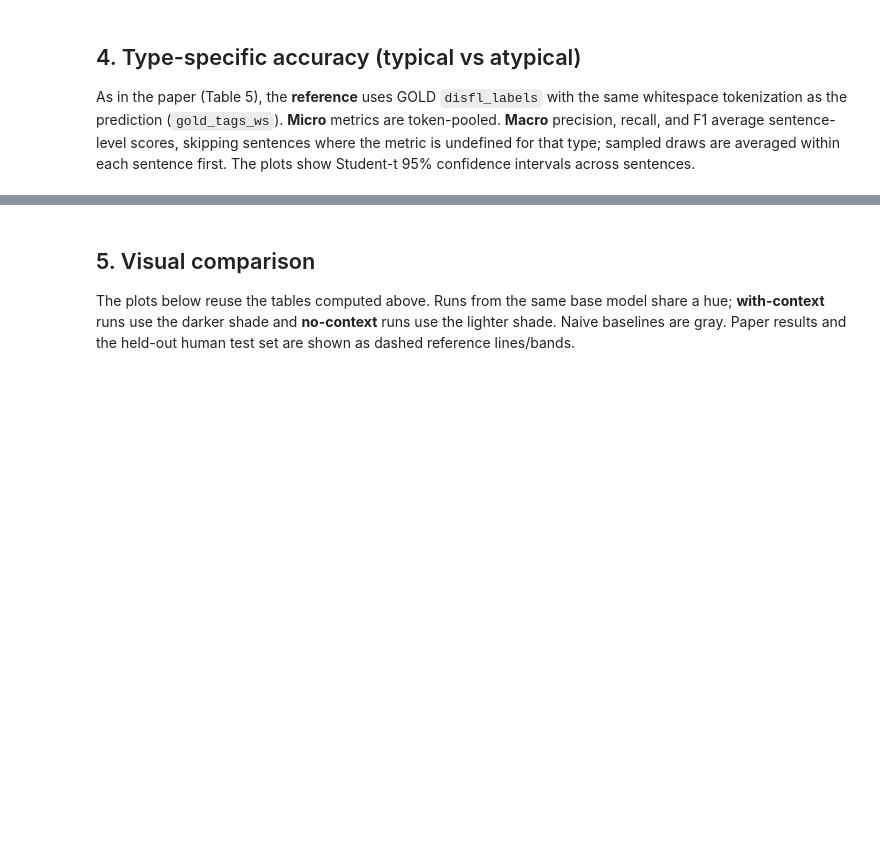
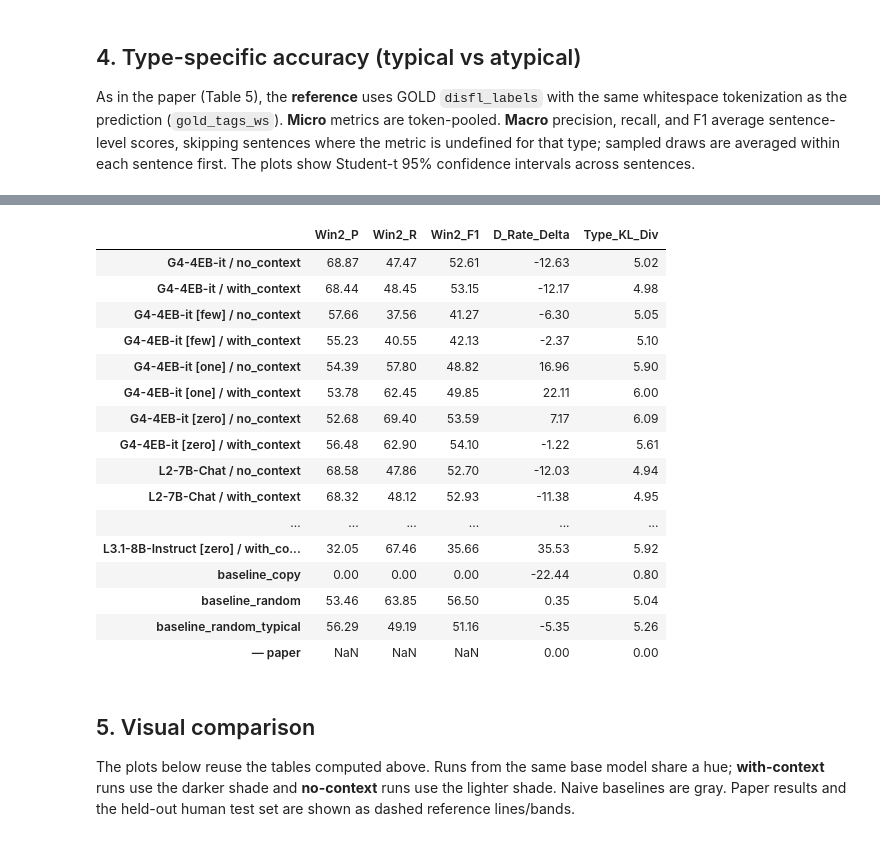
Before and after one commit to lwwws/disfluency-insertion, a Jupyter notebook: silver.ipynb, the cells around one changed output, grey strips where cells are left out. Cells and saved outputs as stored; diff of their text form; code cells hidden in the pictures; blank space fills up the shorter version.

Commit message:
Added utf-8 encoding when reading files (to defend against microslop), and added some extended metrics

```diff
--- a/silver.ipynb
+++ b/silver.ipynb
@@ -574,3 +689,42 @@ Type-specific — MACRO (sentence means with 95% CIs):
+# %%
+# ============================================================================
+# Execute Extended Metrics over all runs
+# ============================================================================
+extended_results = pd.DataFrame({
+    run: calculate_extended_metrics(df[df.run == run], k_window=2)
+    for run in tqdm(RUN_ORDER, desc="extended metrics")
+}).T
+
+# Add Human/Paper baselines for visual context where applicable
+extended_results.loc["— paper"] = {
+    "Win2_P": np.nan,
+    "Win2_R": np.nan,
+    "Win2_F1": np.nan,
+    "D_Rate_Delta": 0.0,   # Human vs Human delta is inherently 0
+    "Type_KL_Div": 0.0     # Human vs Human distribution is identical
+}
+
+# Display cleanly formatted table
+extended_tab = extended_results[["Win2_P", "Win2_R", "Win2_F1", "D_Rate_Delta", "Type_KL_Div"]].copy()
+display(extended_tab.round(3))
+# %% [output]
+|  | Win2_P | Win2_R | Win2_F1 | D_Rate_Delta | Type_KL_Div |
+| G4-4EB-it / no_context | 68.87 | 47.47 | 52.61 | -12.63 | 5.02 |
+| G4-4EB-it / with_context | 68.44 | 48.45 | 53.15 | -12.17 | 4.98 |
+| G4-4EB-it [few] / no_context | 57.66 | 37.56 | 41.27 | -6.30 | 5.05 |
+| G4-4EB-it [few] / with_context | 55.23 | 40.55 | 42.13 | -2.37 | 5.10 |
+| G4-4EB-it [one] / no_context | 54.39 | 57.80 | 48.82 | 16.96 | 5.90 |
+| G4-4EB-it [one] / with_context | 53.78 | 62.45 | 49.85 | 22.11 | 6.00 |
+| G4-4EB-it [zero] / no_context | 52.68 | 69.40 | 53.59 | 7.17 | 6.09 |
+| G4-4EB-it [zero] / with_context | 56.48 | 62.90 | 54.10 | -1.22 | 5.61 |
+| L2-7B-Chat / no_context | 68.58 | 47.86 | 52.70 | -12.03 | 4.94 |
+| L2-7B-Chat / with_context | 68.32 | 48.12 | 52.93 | -11.38 | 4.95 |
+| ... | ... | ... | ... | ... | ... |
+| L3.1-8B-Instruct [zero] / with_co... | 32.05 | 67.46 | 35.66 | 35.53 | 5.92 |
+| baseline_copy | 0.00 | 0.00 | 0.00 | -22.44 | 0.80 |
+| baseline_random | 53.46 | 63.85 | 56.50 | 0.35 | 5.04 |
+| baseline_random_typical | 56.29 | 49.19 | 51.16 | -5.35 | 5.26 |
+| — paper | NaN | NaN | NaN | 0.00 | 0.00 |
 # %% [markdown]
 ## 5. Visual comparison
 
```
Also changed, not shown: parts of 7 cells of this notebook.
